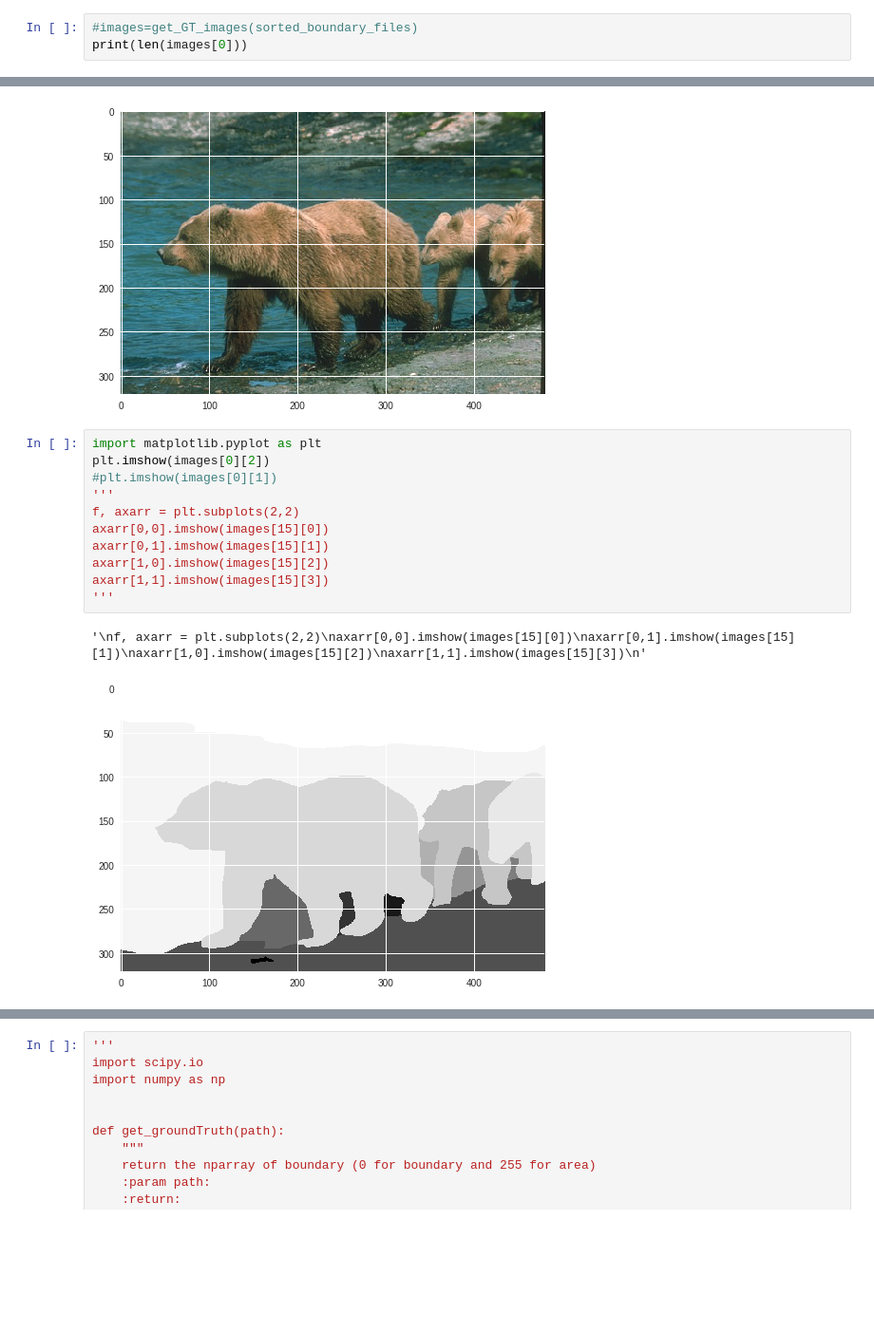
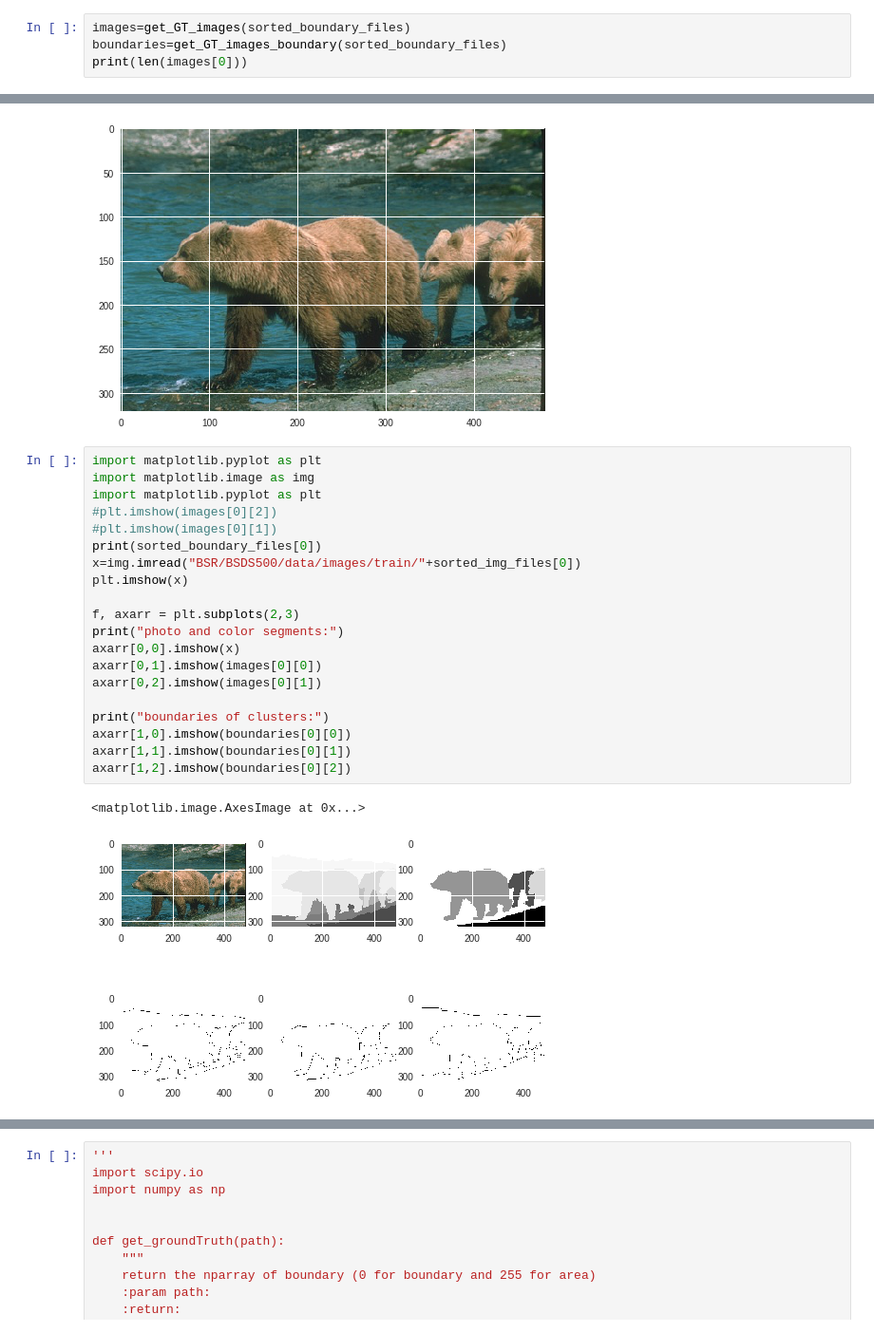
Before and after one commit to karimamd/Image-Segmentation-Clustering-, a Jupyter notebook: Image_Segmentation_(Clustering)_.ipynb, the cells around one changed output, grey strips where cells are left out. Shown: that part at 95% size. Saved outputs shown, nothing was run; the diff lists cells and outputs as text; blank space fills up the shorter version.

Commit message:
finalized visualization and did good progress in F-measure and Conditional intropy

```diff
--- a/Image_Segmentation_(Clustering)_.ipynb
+++ b/Image_Segmentation_(Clustering)_.ipynb
@@ -117,5 +137,6 @@ def get_GT_images(sorted_boundary_files):
 # %%
-#images=get_GT_images(sorted_boundary_files)
+images=get_GT_images(sorted_boundary_files)
+boundaries=get_GT_images_boundary(sorted_boundary_files)
 print(len(images[0]))
 # %% [output]
 6
@@ -153,15 +154,24 @@ plt.imshow(x)
 [figure]
 # %%
 import matplotlib.pyplot as plt
-plt.imshow(images[0][2])
+import matplotlib.image as img
+import matplotlib.pyplot as plt
+#plt.imshow(images[0][2])
 #plt.imshow(images[0][1])
-'''
-f, axarr = plt.subplots(2,2)
-axarr[0,0].imshow(images[15][0])
-axarr[0,1].imshow(images[15][1])
-axarr[1,0].imshow(images[15][2])
-axarr[1,1].imshow(images[15][3])
-'''
+print(sorted_boundary_files[0])
+x=img.imread("BSR/BSDS500/data/images/train/"+sorted_img_files[0])
+plt.imshow(x)
+
+f, axarr = plt.subplots(2,3)
+print("photo and color segments:")
+axarr[0,0].imshow(x)
+axarr[0,1].imshow(images[0][0])
+axarr[0,2].imshow(images[0][1])
+
+print("boundaries of clusters:")
+axarr[1,0].imshow(boundaries[0][0])
+axarr[1,1].imshow(boundaries[0][1])
+axarr[1,2].imshow(boundaries[0][2])
 # %% [output]
-'\nf, axarr = plt.subplots(2,2)\naxarr[0,0].imshow(images[15][0])\naxarr[0,1].imshow(images[15][1])\naxarr[1,0].imshow(images[15][2])\naxarr[1,1].imshow(images[15][3])\n'
+<matplotlib.image.AxesImage at 0x...>
-[figure, old version]
+[figure, new version]
```
Also changed, not shown: parts of 4 cells of this notebook.
